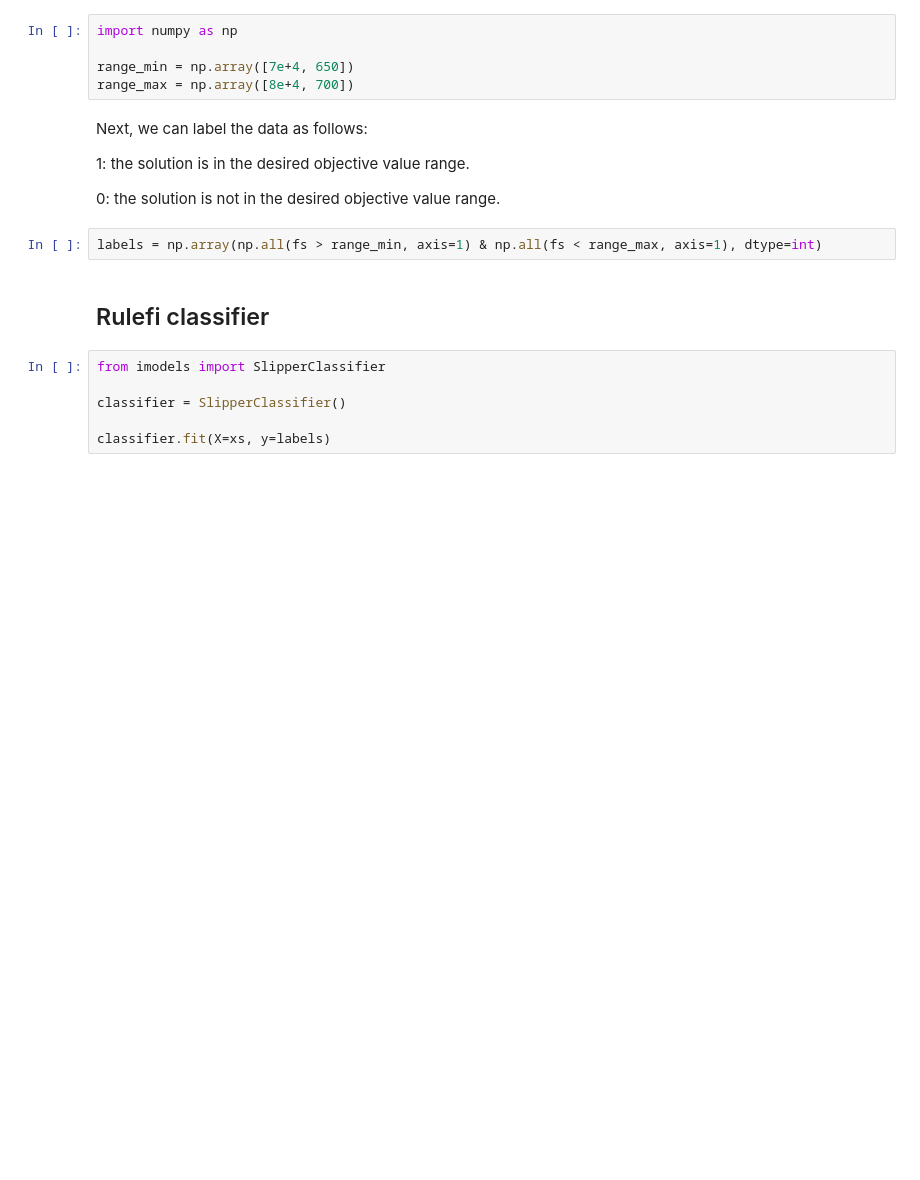
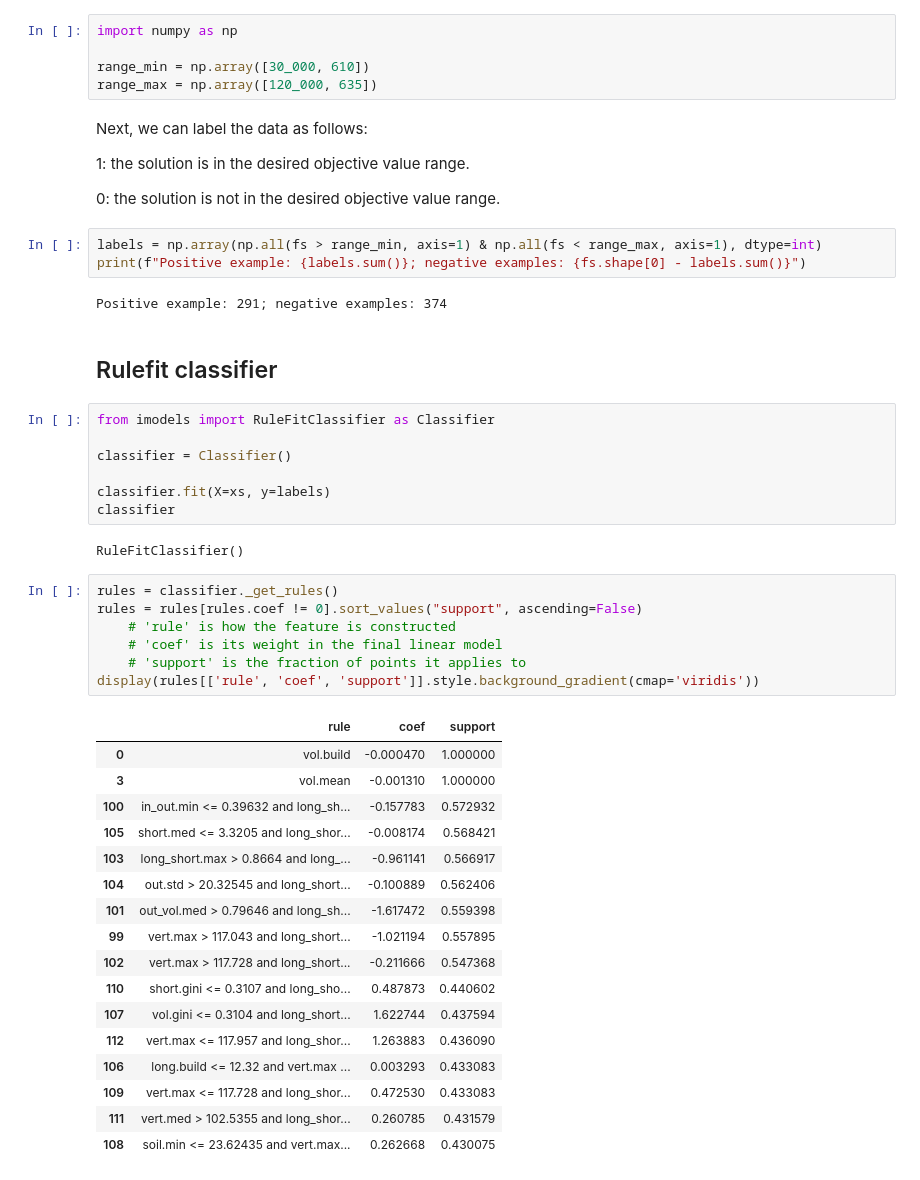
Before and after one commit to gialmisi/xaimoo-experiments, a Jupyter notebook: notebooks/building_data.ipynb, the cells around one changed output. Drawn from its saved outputs; the diff is of its cells as text; blank space fills up the shorter version.

Commit message:
Added simple RuleFitClassifier example.

```diff
--- a/notebooks/building_data.ipynb
+++ b/notebooks/building_data.ipynb
@@ -69,8 +72,8 @@ Let us next define such a range:
 # %%
 import numpy as np
 
-range_min = np.array([7e+4, 650])
-range_max = np.array([8e+4, 700])
+range_min = np.array([30_000, 610])
+range_max = np.array([120_000, 635])
 # %% [markdown]
 Next, we can label the data as follows:
 
@@ -79,11 +82,42 @@ Next, we can label the data as follows:
 0: the solution is not in the desired objective value range.
 # %%
 labels = np.array(np.all(fs > range_min, axis=1) & np.all(fs < range_max, axis=1), dtype=int)
+print(f"Positive example: {labels.sum()}; negative examples: {fs.shape[0] - labels.sum()}")
+# %% [output]
+Positive example: 291; negative examples: 374
 # %% [markdown]
-## Rulefi classifier
+## Rulefit classifier
 # %%
-from imodels import SlipperClassifier
+from imodels import RuleFitClassifier as Classifier
 
-classifier = SlipperClassifier()
+classifier = Classifier()
 
 classifier.fit(X=xs, y=labels)
+classifier
+# %% [output]
+RuleFitClassifier()
+# %%
+rules = classifier._get_rules()
+rules = rules[rules.coef != 0].sort_values("support", ascending=False)
+    # 'rule' is how the feature is constructed
+    # 'coef' is its weight in the final linear model
+    # 'support' is the fraction of points it applies to
+display(rules[['rule', 'coef', 'support']].style.background_gradient(cmap='viridis'))
+# %% [output]
+|  | rule | coef | support |
+| 0 | vol.build | -0.000470 | 1.000000 |
+| 3 | vol.mean | -0.001310 | 1.000000 |
+| 100 | in_out.min <= 0.39632 and long_sh... | -0.157783 | 0.572932 |
+| 105 | short.med <= 3.3205 and long_shor... | -0.008174 | 0.568421 |
+| 103 | long_short.max > 0.8664 and long_... | -0.961141 | 0.566917 |
+| 104 | out.std > 20.32545 and long_short... | -0.100889 | 0.562406 |
+| 101 | out_vol.med > 0.79646 and long_sh... | -1.617472 | 0.559398 |
+| 99 | vert.max > 117.043 and long_short... | -1.021194 | 0.557895 |
+| 102 | vert.max > 117.728 and long_short... | -0.211666 | 0.547368 |
+| 110 | short.gini <= 0.3107 and long_sho... | 0.487873 | 0.440602 |
+| 107 | vol.gini <= 0.3104 and long_short... | 1.622744 | 0.437594 |
+| 112 | vert.max <= 117.957 and long_shor... | 1.263883 | 0.436090 |
+| 106 | long.build <= 12.32 and vert.max ... | 0.003293 | 0.433083 |
+| 109 | vert.max <= 117.728 and long_shor... | 0.472530 | 0.433083 |
+| 111 | vert.med > 102.5355 and long_shor... | 0.260785 | 0.431579 |
+| 108 | soil.min <= 23.62435 and vert.max... | 0.262668 | 0.430075 |
```
Also changed, not shown: parts of 13 cells of this notebook, 2 other files.
